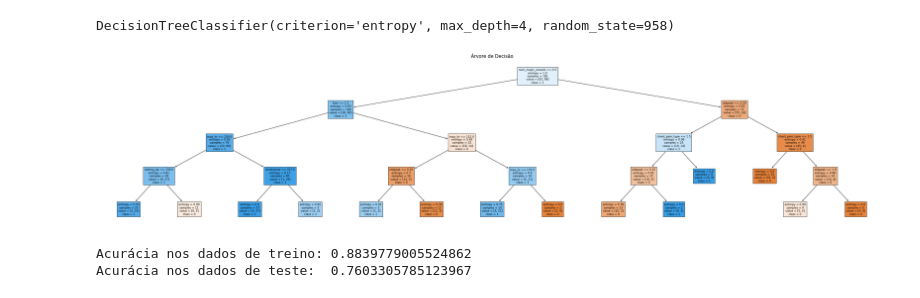
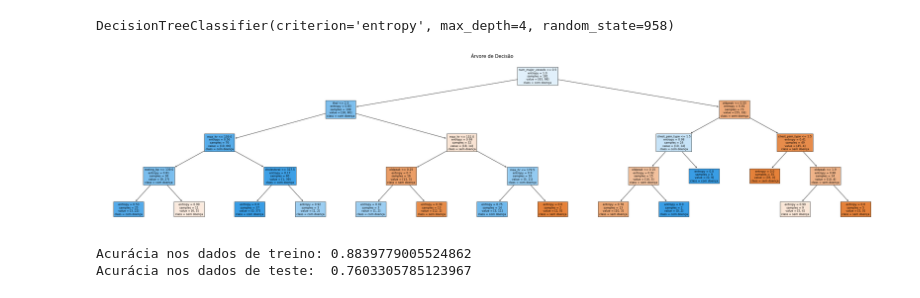
Before and after one commit to matheusbs8/Trabalho-final-IML, a Jupyter notebook: modelos/arvore_de_decisao/arvore_decisao.ipynb, the cells around one changed output. Saved outputs shown, nothing was run; the diff lists cells and outputs as text; code cells hidden in the pictures.

```diff
--- a/modelos/arvore_de_decisao/arvore_decisao.ipynb
+++ b/modelos/arvore_de_decisao/arvore_decisao.ipynb
@@ -53,12 +53,12 @@ clf.fit(X_train, y_train)
 DecisionTreeClassifier(criterion='entropy', max_depth=4, random_state=958)
 # %%
 plt.figure(figsize=(46, 10))  # Tamanho da figura
-plot_tree(clf, filled=True, feature_names=X.columns, class_names=['0', '1'], fontsize=9, precision=2)
+plot_tree(clf, filled=True, feature_names=X.columns, class_names=['sem doença', 'com doença'],  fontsize=9, precision=2)
 plt.title("Árvore de Decisão", fontsize=15)  # Título da árvore
 plt.savefig('arvore_decisao.png', format='png', dpi=300)
 plt.show()
 # %% [output]
-[figure, old version]
+[figure, new version]
 # %%
 # Previsões nos dados de treino e teste
 y_train_pred = clf.predict(X_train)
```
Also changed, not shown: parts of 1 cell of this notebook, 1 other file.
